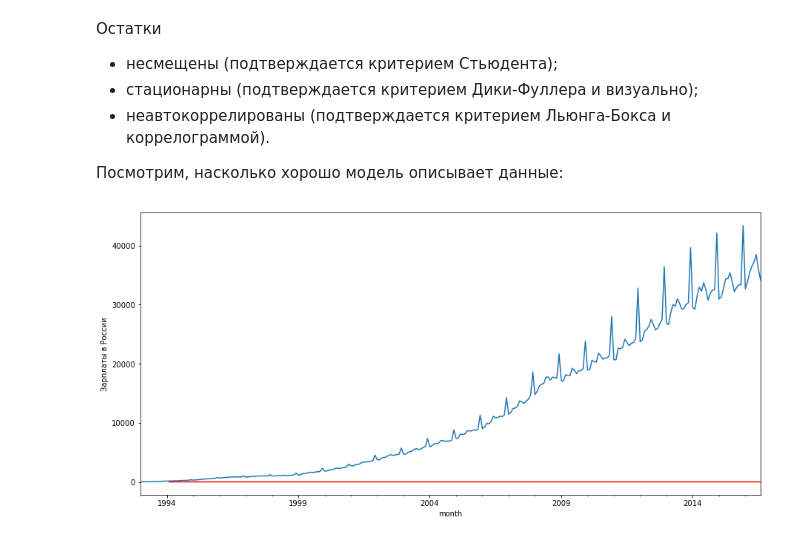
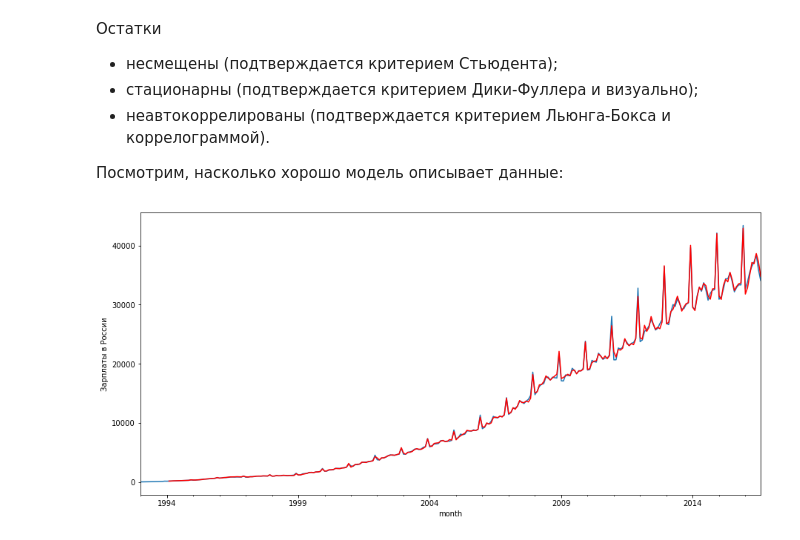
Before and after one commit to Agaspher20/DataAnalisysMipt, a Jupyter notebook: Python/5. DataAnalysisApplications/peer_graded.ipynb, the cells around one changed output. Saved outputs shown, nothing was run; the diff lists cells and outputs as text; code cells hidden in the pictures.

```diff
--- a/Python/5. DataAnalysisApplications/peer_graded.ipynb
+++ b/Python/5. DataAnalysisApplications/peer_graded.ipynb
@@ -116,8 +107,8 @@ pylab.show()
 # %%
 Qs = range(0, 1)
-qs = range(0, 2)
-Ps = range(0, 1)
-ps = range(0, 2)
+qs = range(0, 6)
+Ps = range(0, 5)
+ps = range(0, 6)
 d=1
 D=1
 S=12
@@ -142,7 +133,7 @@ for param in parameters_list:
     try:
         pi,qi,Pi,Qi = param
         model=sm.tsa.statespace.SARIMAX(
-            salaries_modified["Salary"],
+            salaries["Salary_box"],
             order=(pi, d, qi),
             seasonal_order=(Pi, D, Qi, S)).fit(disp=-1)
     #выводим параметры, на которых модель не обучается и переходим к следующему набору
@@ -221,18 +229,18 @@ print("Критерий Дики-Фуллера: p=%f" % sm.tsa.stattools.adfull
 # %%
 import numpy as np
 def invboxcox(y,lmbda):
    if lmbda == 0:
       return(np.exp(y))
    else:
       return(np.exp(np.log(lmbda*y+1)/lmbda))
 salaries_model = pd.DataFrame(
     invboxcox(best_model.fittedvalues, lmbda),
-    salaries_modified.index,
+    salaries["Salary_box_diff"].dropna().index,
     ["Salary"])
 pylab.figure(figsize(15,7))
 salaries["Salary"].plot()
 salaries_model["Salary"].plot(color='r')
 pylab.ylabel(u"Зарплаты в России")
 pylab.show()
 # %% [output]
-[figure, old version]
+[figure, new version]
```
Also changed, not shown: parts of 13 cells of this notebook, 1 other file.
